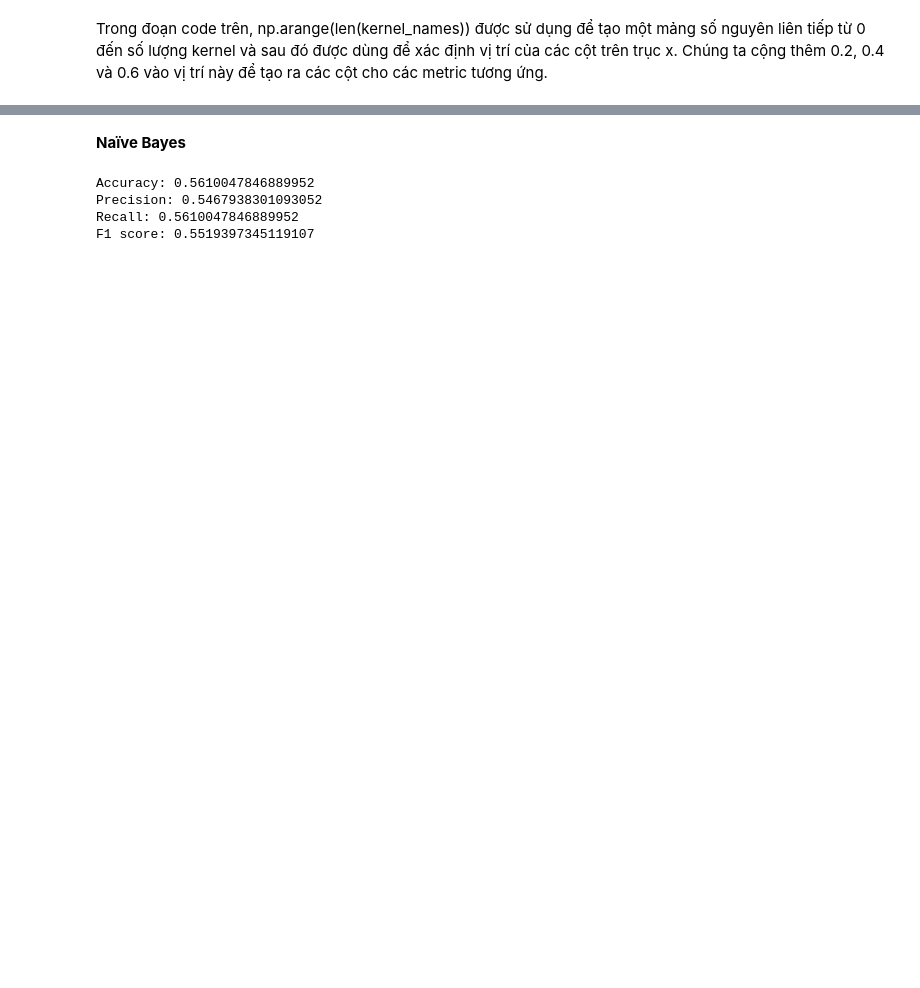
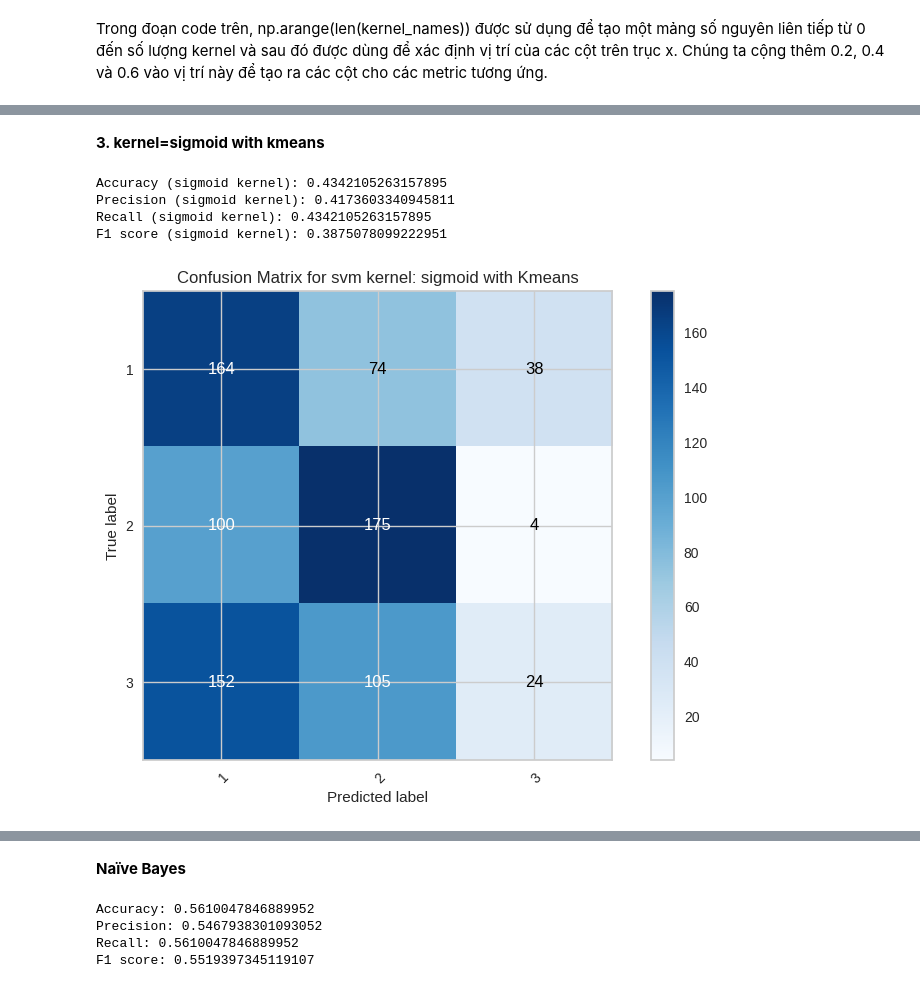
Before and after one commit to buiquanghuy20130276/Github-Accounts_ML2023, a Jupyter notebook: Project.ipynb, the cells around one changed output, grey strips where cells are left out. Saved outputs shown, nothing was run; the diff lists cells and outputs as text; code cells hidden in the pictures; blank space fills up the shorter version.

```diff
--- a/Project.ipynb
+++ b/Project.ipynb
@@ -598,0 +747,42 @@ Trong đoạn code trên, np.arange(len(kernel_names)) được sử dụng đ
+# %% [markdown]
+**3. kernel=sigmoid with kmeans**
+# %%
+svm_sigmoid = SVC(kernel='sigmoid')
+svm_sigmoid.fit(X_train_reduced, y_train)
+y_pred_sigmoid = svm_sigmoid.predict(X_test_reduced)
+
+accuracy_sigmoid = accuracy_score(y_test, y_pred_sigmoid)
+precision_sigmoid = precision_score(y_test, y_pred_sigmoid, average='weighted')
+recall_sigmoid = recall_score(y_test, y_pred_sigmoid, average='weighted')
+f1_sigmoid = f1_score(y_test, y_pred_sigmoid, average='weighted')
+
+print(f"Accuracy (sigmoid kernel): {accuracy_sigmoid}")
+print(f"Precision (sigmoid kernel): {precision_sigmoid}")
+print(f"Recall (sigmoid kernel): {recall_sigmoid}")
+print(f"F1 score (sigmoid kernel): {f1_sigmoid}")
+
+cm_sigmoid = confusion_matrix(y_test, y_pred_sigmoid)
+
+fig, ax = plt.subplots()
+im = ax.imshow(cm_sigmoid, interpolation='nearest', cmap=plt.cm.Blues)
+ax.figure.colorbar(im, ax=ax)
+ax.set(xticks=np.arange(cm_sigmoid.shape[1]),
+       yticks=np.arange(cm_sigmoid.shape[0]),
+       xticklabels=range(1, len(np.unique(y_train))+1), yticklabels=range(1, len(np.unique(y_train))+1),
+       xlabel='Predicted label',
+       ylabel='True label')
+plt.setp(ax.get_xticklabels(), rotation=45, ha="right",
+         rotation_mode="anchor")
+for i in range(cm_sigmoid.shape[0]):
+    for j in range(cm_sigmoid.shape[1]):
+        ax.text(j, i, format(cm_sigmoid[i, j], 'd'),
+                ha="center",va="center", color="white" if cm_sigmoid[i, j] > cm_sigmoid.max() / 2. else "black")
+fig.tight_layout()
+plt.title('Confusion Matrix for svm kernel: sigmoid with Kmeans')
+plt.show()
+# %% [output]
+Accuracy (sigmoid kernel): 0.4342105263157895
+Precision (sigmoid kernel): 0.4173603340945811
+Recall (sigmoid kernel): 0.4342105263157895
+F1 score (sigmoid kernel): 0.3875078099222951
+[figure, added]
```
Also changed, not shown: parts of 18 cells of this notebook.
